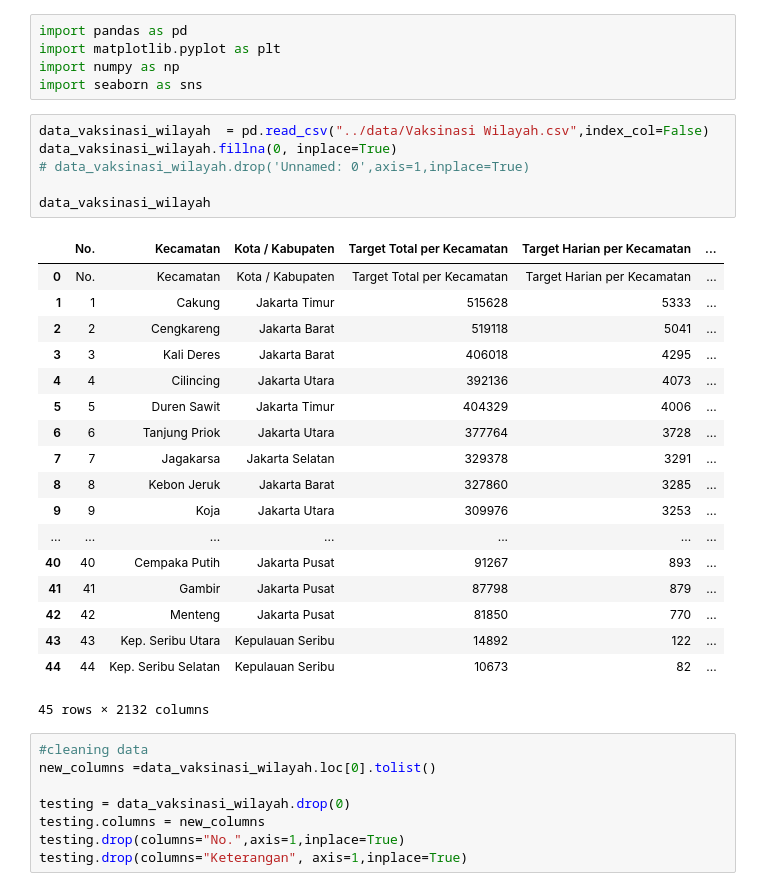
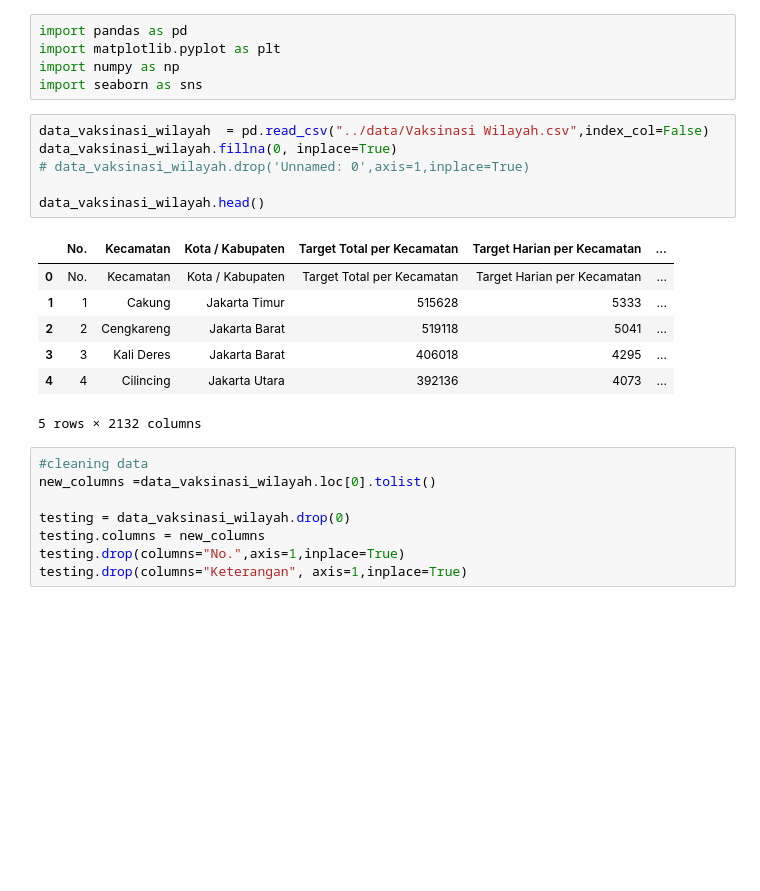
Before and after one commit to mathzino/dsa-visualization, a Jupyter notebook: CODE/vaksinasi-wilayah.ipynb, the cells around one changed output. Saved outputs shown, nothing was run; the diff lists cells and outputs as text; blank space fills up the shorter version.

Commit message:
fix vaksinasi wilayah

```diff
--- a/CODE/vaksinasi-wilayah.ipynb
+++ b/CODE/vaksinasi-wilayah.ipynb
@@ -6,28 +6,17 @@ import seaborn as sns
 # %%
 data_vaksinasi_wilayah  = pd.read_csv("../data/Vaksinasi Wilayah.csv",index_col=False)
 data_vaksinasi_wilayah.fillna(0, inplace=True)
 # data_vaksinasi_wilayah.drop('Unnamed: 0',axis=1,inplace=True)
 
-data_vaksinasi_wilayah
+data_vaksinasi_wilayah.head()
 # %% [output]
 |  | No. | Kecamatan | Kota / Kabupaten | Target Total per Kecamatan | Target Harian per Kecamatan | ... |
 | 0 | No. | Kecamatan | Kota / Kabupaten | Target Total per Kecamatan | Target Harian per Kecamatan | ... |
 | 1 | 1 | Cakung | Jakarta Timur | 515628 | 5333 | ... |
 | 2 | 2 | Cengkareng | Jakarta Barat | 519118 | 5041 | ... |
 | 3 | 3 | Kali Deres | Jakarta Barat | 406018 | 4295 | ... |
 | 4 | 4 | Cilincing | Jakarta Utara | 392136 | 4073 | ... |
-| 5 | 5 | Duren Sawit | Jakarta Timur | 404329 | 4006 | ... |
-| 6 | 6 | Tanjung Priok | Jakarta Utara | 377764 | 3728 | ... |
-| 7 | 7 | Jagakarsa | Jakarta Selatan | 329378 | 3291 | ... |
-| 8 | 8 | Kebon Jeruk | Jakarta Barat | 327860 | 3285 | ... |
-| 9 | 9 | Koja | Jakarta Utara | 309976 | 3253 | ... |
-| ... | ... | ... | ... | ... | ... | ... |
-| 40 | 40 | Cempaka Putih | Jakarta Pusat | 91267 | 893 | ... |
-| 41 | 41 | Gambir | Jakarta Pusat | 87798 | 879 | ... |
-| 42 | 42 | Menteng | Jakarta Pusat | 81850 | 770 | ... |
-| 43 | 43 | Kep. Seribu Utara | Kepulauan Seribu | 14892 | 122 | ... |
-| 44 | 44 | Kep. Seribu Selatan | Kepulauan Seribu | 10673 | 82 | ... |
-45 rows × 2132 columns
+5 rows × 2132 columns
 # %%
 #cleaning data
 new_columns =data_vaksinasi_wilayah.loc[0].tolist()
```
Also changed, not shown: 2 other files.
